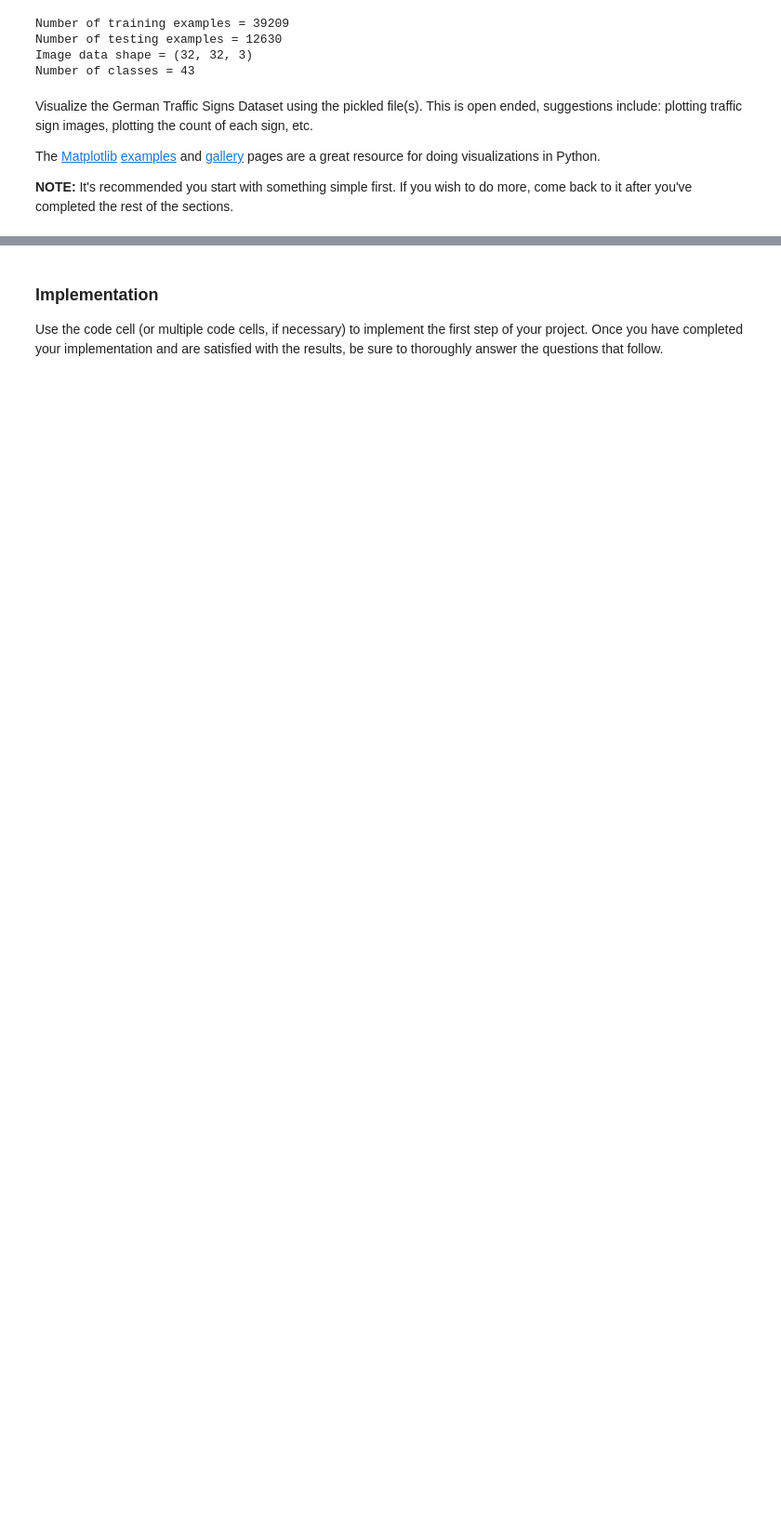
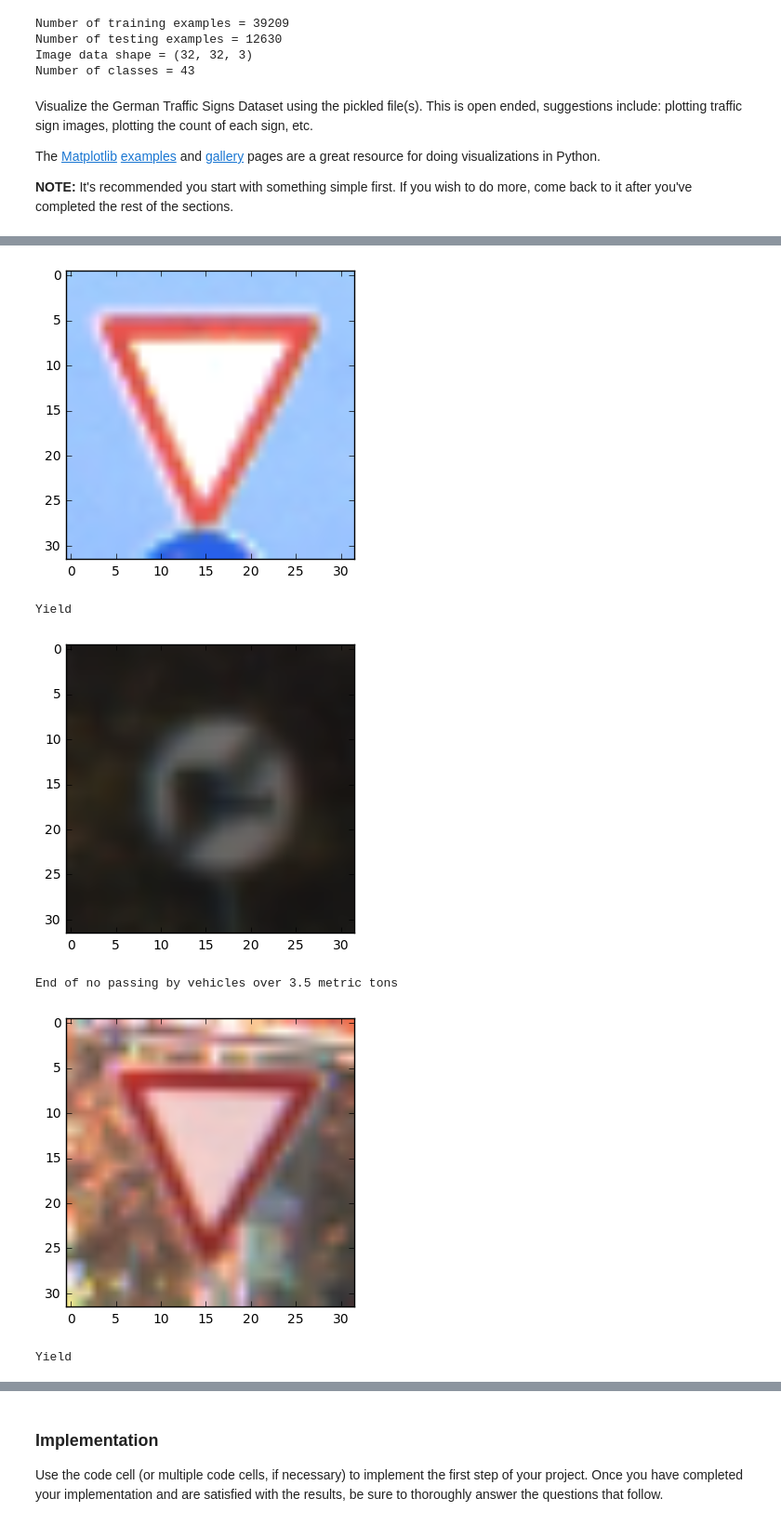
Before and after one commit to schwallie/CarND-Traffic-Sign-Classifier-Project, a Jupyter notebook: Traffic_Sign_Classifier-solution.ipynb, the cells around one changed output, grey strips where cells are left out. Shown: that part at 93% size. Drawn from its saved outputs; the diff is of its cells as text; code cells hidden in the pictures; blank space fills up the shorter version.

```diff
--- a/Traffic_Sign_Classifier-solution.ipynb
+++ b/Traffic_Sign_Classifier-solution.ipynb
@@ -89,0 +96,17 @@ dict_keys(['coords', 'labels', 'sizes', 'features'])
+# %%
+import pandas as pd
+from sklearn.utils import shuffle
+sign_names_df = pd.read_csv('signnames.csv', index_col=0)
+X_train_begin, y_train_begin = shuffle(X_train_begin, y_train_begin)
+for ix in range(0, 10):
+    rnd = np.random.choice(np.arange(len(X_train_begin)))
+    plt.imshow(X_train_begin[rnd])
+    plt.show()
+    print(sign_names_df.loc[y_train_begin[rnd]]['SignName'])
+# %% [output]
+[figure, added]
+Yield
+[figure, added]
+End of no passing by vehicles over 3.5 metric tons
+[figure, added]
+Yield
```
Also changed, not shown: parts of 19 cells of this notebook.
